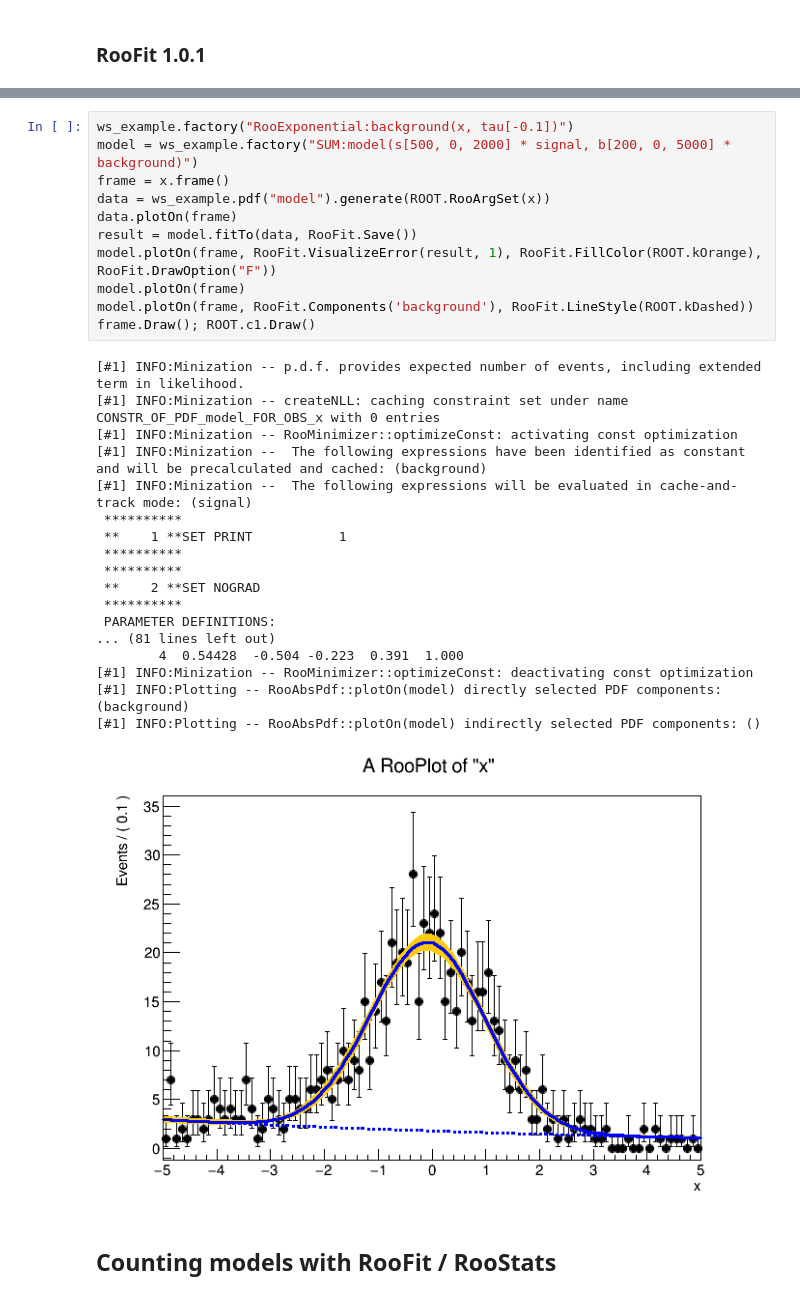
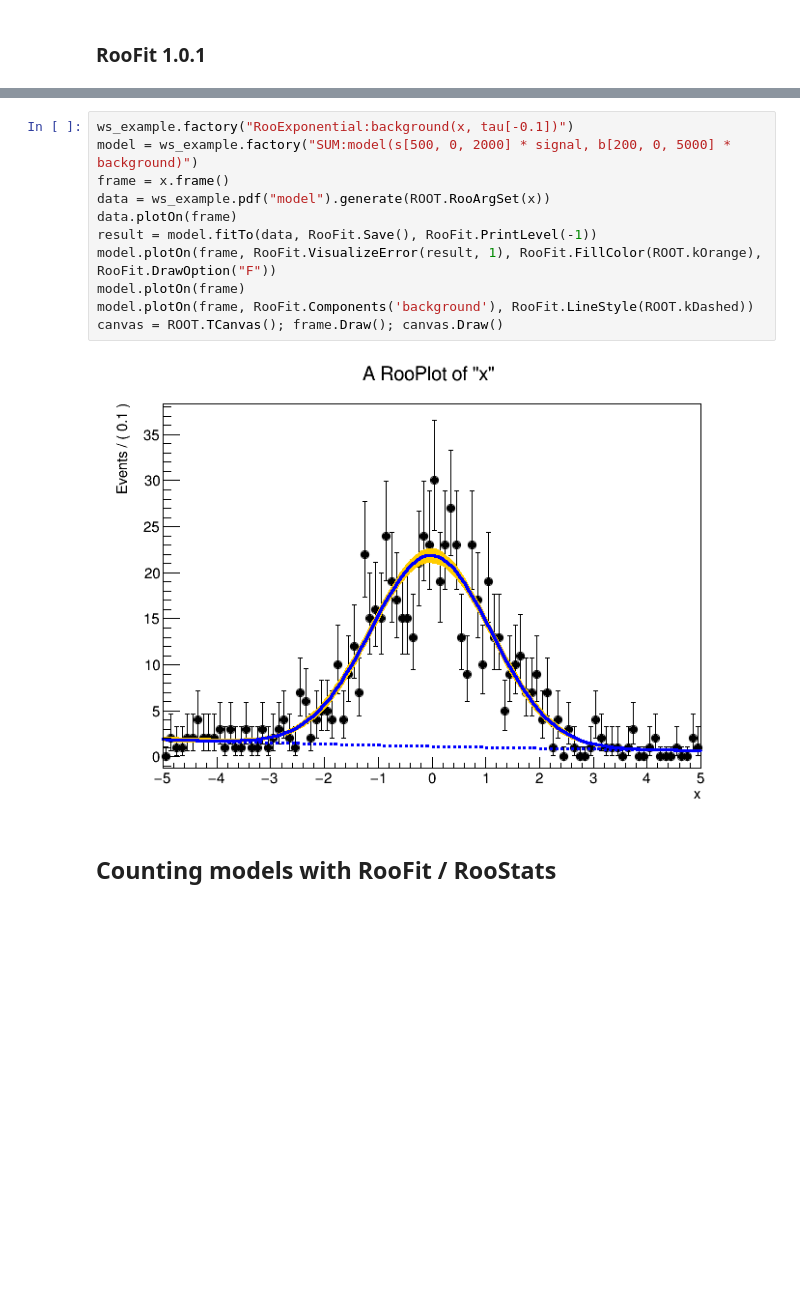
Before and after one commit to wiso/StatisticsLectures, a Jupyter notebook: Lecture1.ipynb, the cells around one changed output, grey strips where cells are left out. Cells and saved outputs as stored; diff of their text form; blank space fills up the shorter version.

```diff
--- a/Lecture1.ipynb
+++ b/Lecture1.ipynb
@@ -572,33 +567,16 @@ canvas.Draw()
 # %%
 ws_example.factory("RooExponential:background(x, tau[-0.1])")
 model = ws_example.factory("SUM:model(s[500, 0, 2000] * signal, b[200, 0, 5000] * background)")
 frame = x.frame()
 data = ws_example.pdf("model").generate(ROOT.RooArgSet(x))
 data.plotOn(frame)
-result = model.fitTo(data, RooFit.Save())
+result = model.fitTo(data, RooFit.Save(), RooFit.PrintLevel(-1))
 model.plotOn(frame, RooFit.VisualizeError(result, 1), RooFit.FillColor(ROOT.kOrange), RooFit.DrawOption("F"))
 model.plotOn(frame)
 model.plotOn(frame, RooFit.Components('background'), RooFit.LineStyle(ROOT.kDashed))
-frame.Draw(); ROOT.c1.Draw()
+canvas = ROOT.TCanvas(); frame.Draw(); canvas.Draw()
 # %% [output]
-[#1] INFO:Minization -- p.d.f. provides expected number of events, including extended term in likelihood.
-[#1] INFO:Minization -- createNLL: caching constraint set under name CONSTR_OF_PDF_model_FOR_OBS_x with 0 entries
-[#1] INFO:Minization -- RooMinimizer::optimizeConst: activating const optimization
-[#1] INFO:Minization --  The following expressions have been identified as constant and will be precalculated and cached: (background)
-[#1] INFO:Minization --  The following expressions will be evaluated in cache-and-track mode: (signal)
- **********
- **    1 **SET PRINT           1
- **********
- **********
- **    2 **SET NOGRAD
- **********
- PARAMETER DEFINITIONS:
-... (81 lines left out)
-        4  0.54428  -0.504 -0.223  0.391  1.000
-[#1] INFO:Minization -- RooMinimizer::optimizeConst: deactivating const optimization
-[#1] INFO:Plotting -- RooAbsPdf::plotOn(model) directly selected PDF components: (background)
-[#1] INFO:Plotting -- RooAbsPdf::plotOn(model) indirectly selected PDF components: ()
-[figure, old version]
+[figure, new version]
 # %% [markdown]
 ## Counting models with RooFit / RooStats
 # %%
```
Also changed, not shown: parts of 22 cells of this notebook.
